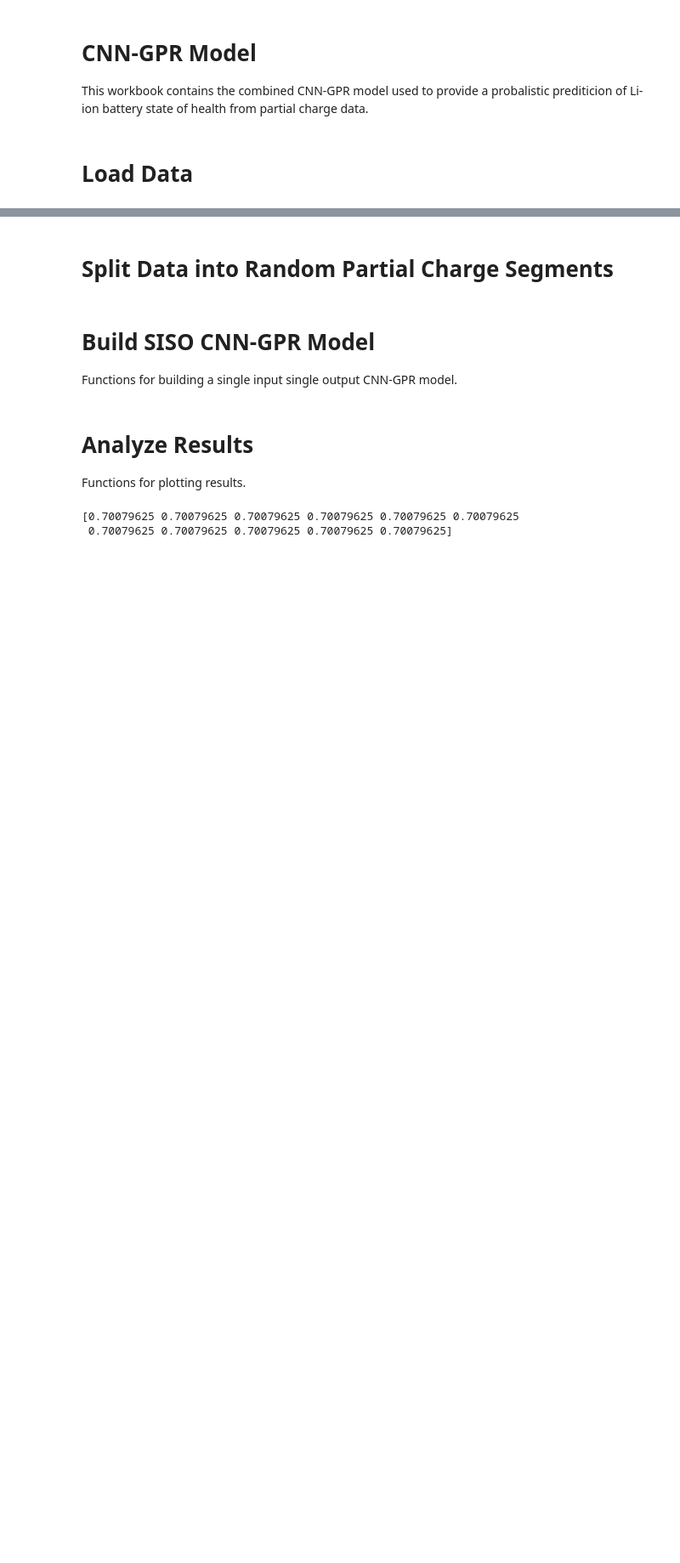
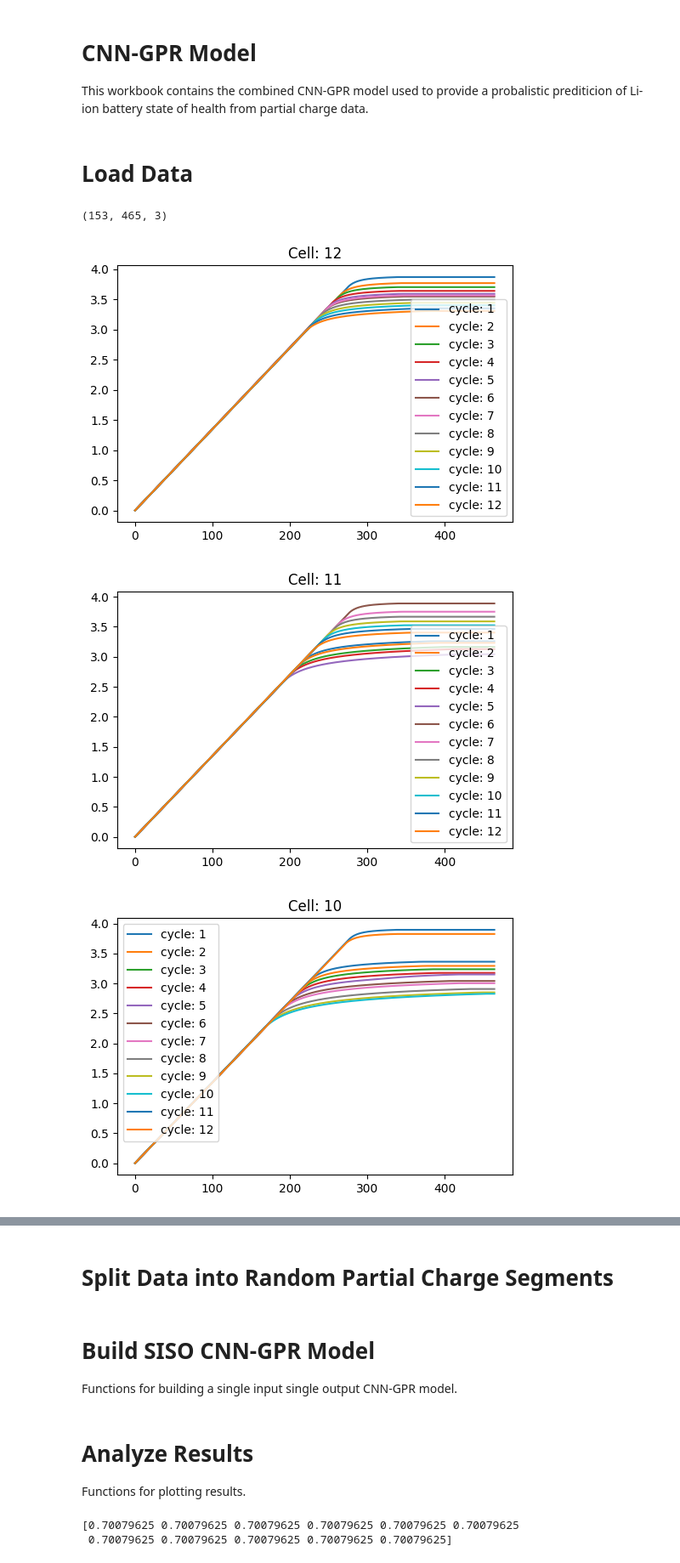
Before and after one commit to seanbuchanan-eng/CNN-GPR, a Jupyter notebook: CNN-GPR.ipynb, the cells around one changed output, grey strips where cells are left out. Shown at 85% size. Cells and saved outputs as stored; diff of their text form; code cells hidden in the pictures; blank space fills up the shorter version.

```diff
--- a/CNN-GPR.ipynb
+++ b/CNN-GPR.ipynb
@@ -60,3 +60,13 @@ SOC_min_val = np.zeros((val_labels.shape[0],1))
 SOC_max_val = np.ones((val_labels.shape[0],1))
 SOC_min_MG = np.zeros((MG_labels.shape[0],1))
 SOC_max_MG = np.ones((MG_labels.shape[0],1))
+# %%
+cap_train_features.shape
+# %% [output]
+(153, 465, 3)
+# %%
+pcs.plot_array(cap_train_features, 2)
+# %% [output]
+[figure, added]
+[figure, added]
+[figure, added]
```
Also changed, not shown: parts of 30 cells of this notebook, 3 other files.
